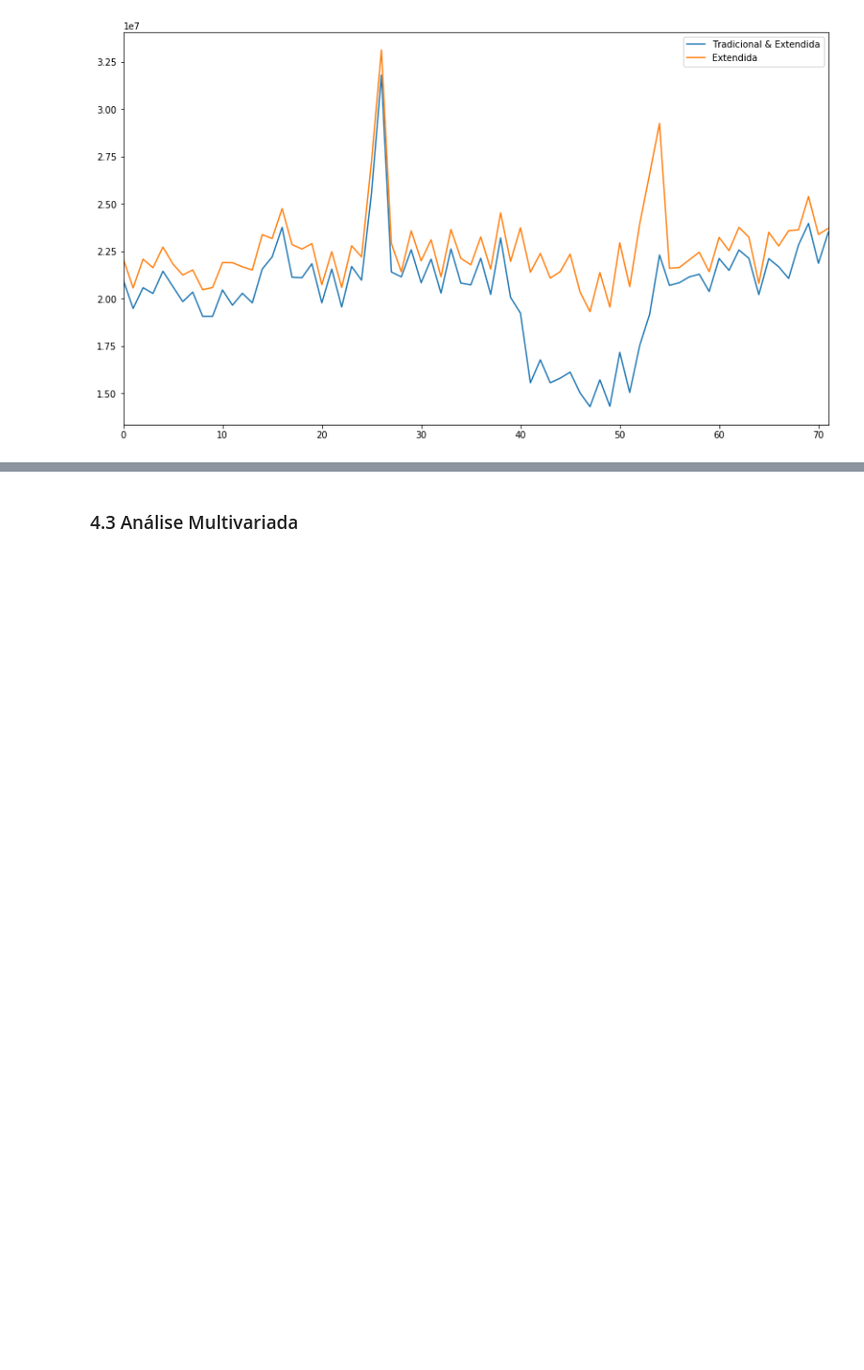
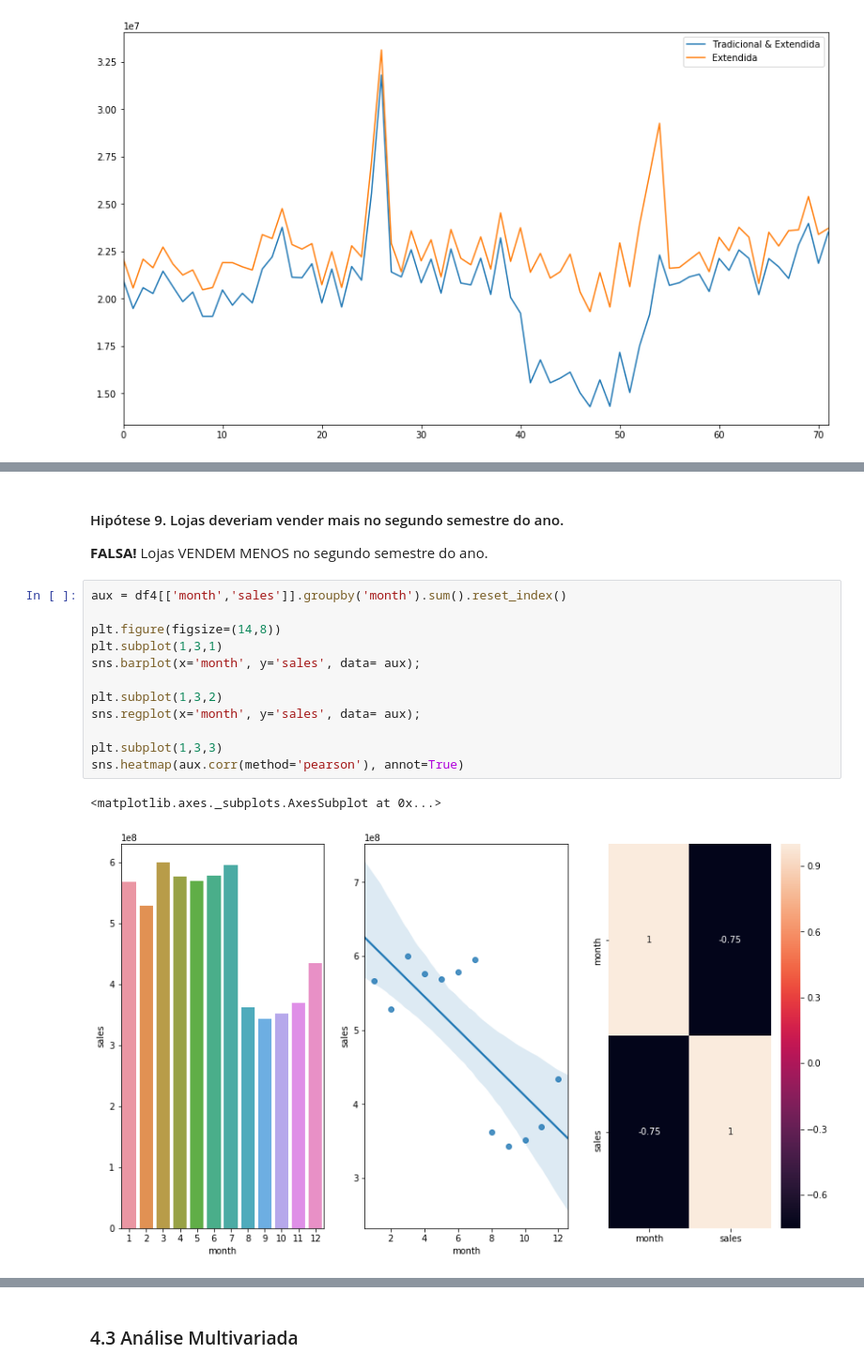
Before and after one commit to Samuel-Lima-DS/rossmann_sales, a Jupyter notebook: m04_v1_store_sales_prediction.ipynb, the cells around one changed output, grey strips where cells are left out. Shown at 94% size. Saved outputs shown, nothing was run; the diff lists cells and outputs as text; blank space fills up the shorter version.

```diff
--- a/m04_v1_store_sales_prediction.ipynb
+++ b/m04_v1_store_sales_prediction.ipynb
@@ -558,0 +596,19 @@ ax.legend(labels=['Tradicional & Extendida','Extendida'])
+# %% [markdown]
+#### Hipótese 9. Lojas deveriam vender mais no segundo semestre do ano.
+
+**FALSA!** Lojas VENDEM MENOS no segundo semestre do ano.
+# %%
+aux = df4[['month','sales']].groupby('month').sum().reset_index()
+
+plt.figure(figsize=(14,8))
+plt.subplot(1,3,1)
+sns.barplot(x='month', y='sales', data= aux);
+
+plt.subplot(1,3,2)
+sns.regplot(x='month', y='sales', data= aux);
+
+plt.subplot(1,3,3)
+sns.heatmap(aux.corr(method='pearson'), annot=True)
+# %% [output]
+<matplotlib.axes._subplots.AxesSubplot at 0x...>
+[figure, added]
```
Also changed, not shown: parts of 10 cells of this notebook.
